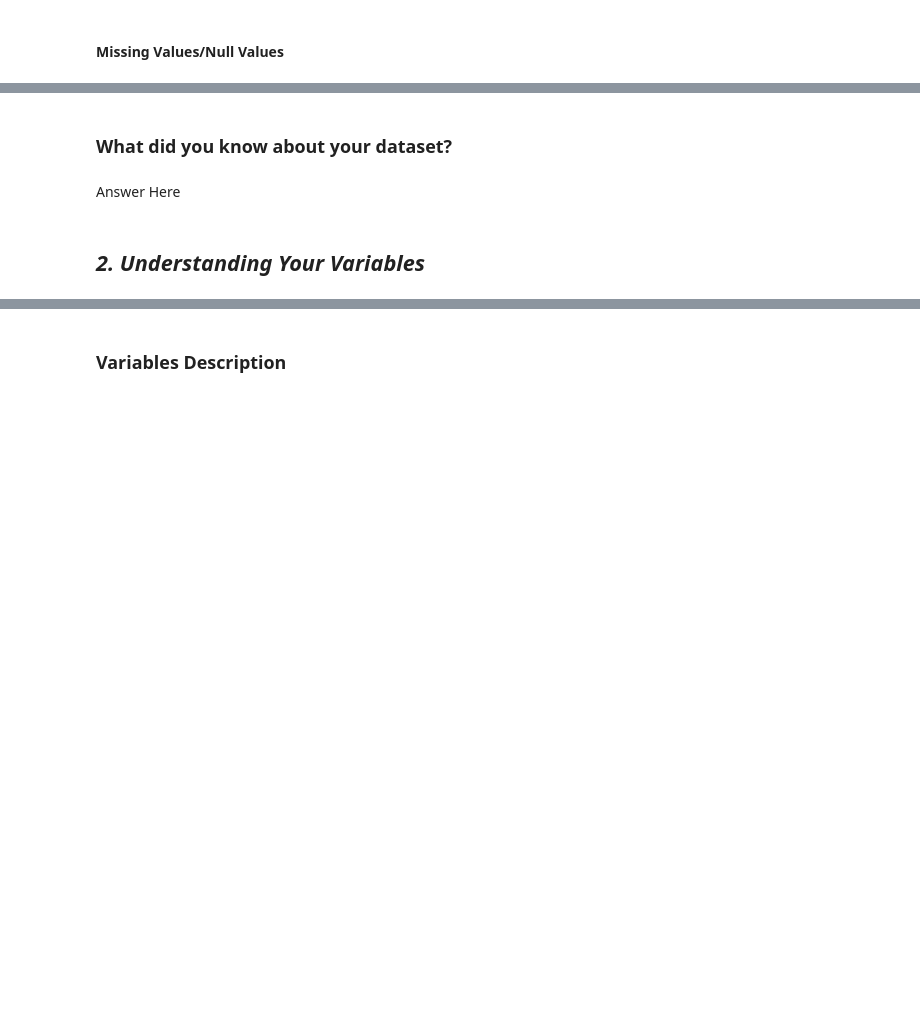
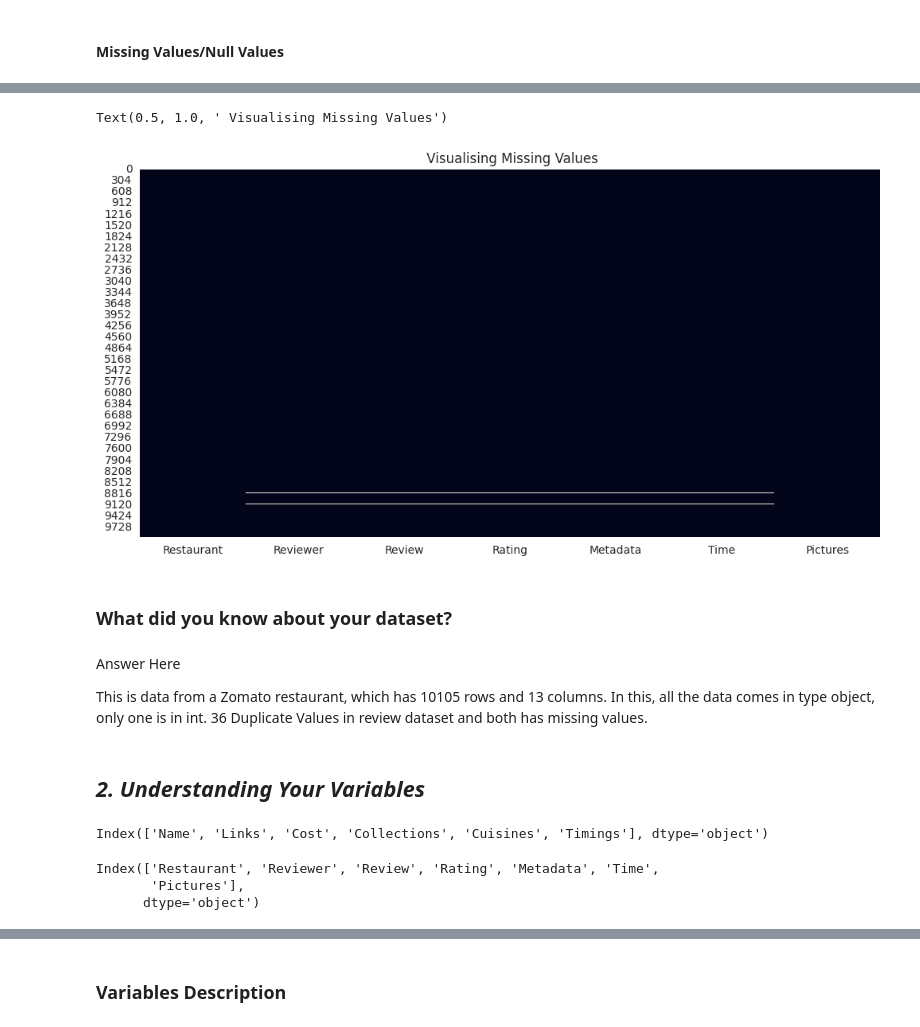
Before and after one commit to Manoharjha333/Zomato-Restaurant-Clustering-And-Sentiment-Analysis, a Jupyter notebook: Zomato_Restaurant_Clustering_And_Sentiment_Analysis.ipynb, the cells around one changed output, grey strips where cells are left out. Drawn from its saved outputs; the diff is of its cells as text; code cells hidden in the pictures; blank space fills up the shorter version.

```diff
--- a/Zomato_Restaurant_Clustering_And_Sentiment_Analysis.ipynb
+++ b/Zomato_Restaurant_Clustering_And_Sentiment_Analysis.ipynb
@@ -104,10 +261,28 @@ M - Multivariate Analysis
+# %%
+plt.figure(figsize=(12,6))
+sns.heatmap(review_df.isnull(), cbar=False)
+plt.title(" Visualising Missing Values")
+# %% [output]
+Text(0.5, 1.0, ' Visualising Missing Values')
+[figure, added]
 # %% [markdown]
 ### What did you know about your dataset?
-# %% [markdown]
-Answer Here
+# %% [markdown]
+Answer Here
+
+This is data from a Zomato restaurant, which has 10105 rows and 13 columns. In this, all the data comes in type object, only one is in int. 36 Duplicate Values in review dataset and both has missing values.
 # %% [markdown]
 ## ***2. Understanding Your Variables***
 # %%
 # Dataset Columns
+meta_df.columns
+# %% [output]
+Index(['Name', 'Links', 'Cost', 'Collections', 'Cuisines', 'Timings'], dtype='object')
+# %%
+review_df.columns
+# %% [output]
+Index(['Restaurant', 'Reviewer', 'Review', 'Rating', 'Metadata', 'Time',
+       'Pictures'],
+      dtype='object')
 # %%
 # Dataset Describe
```
Also changed, not shown: parts of 35 cells of this notebook.
